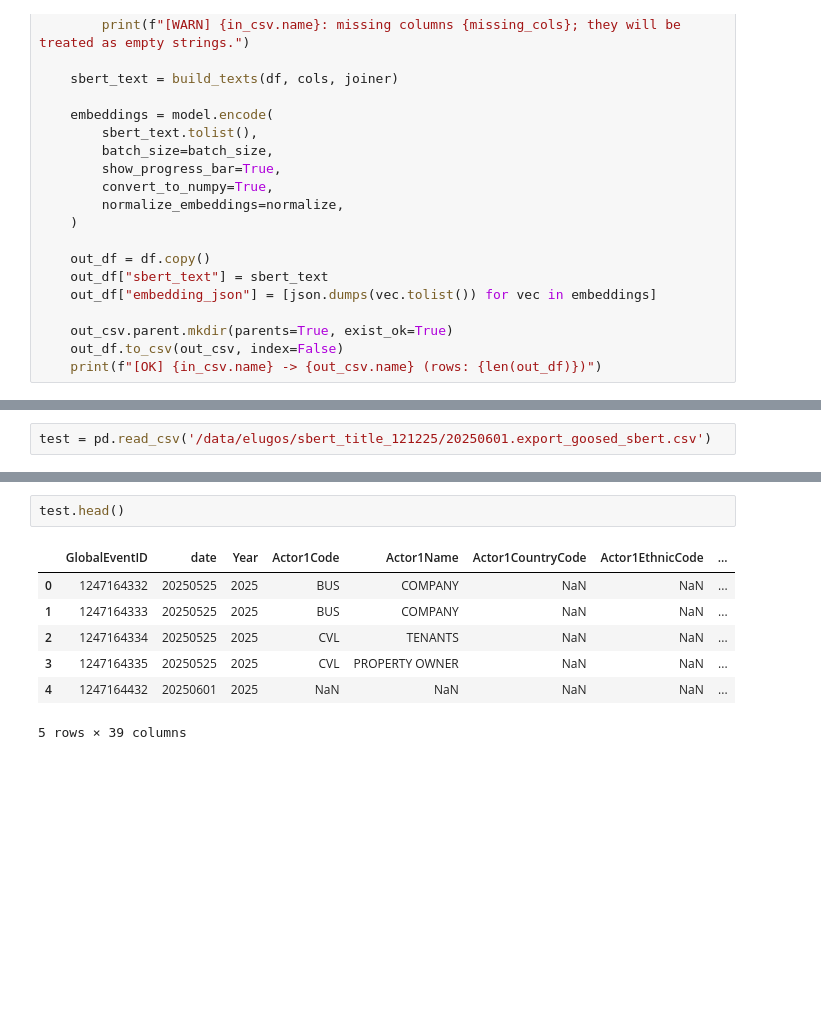
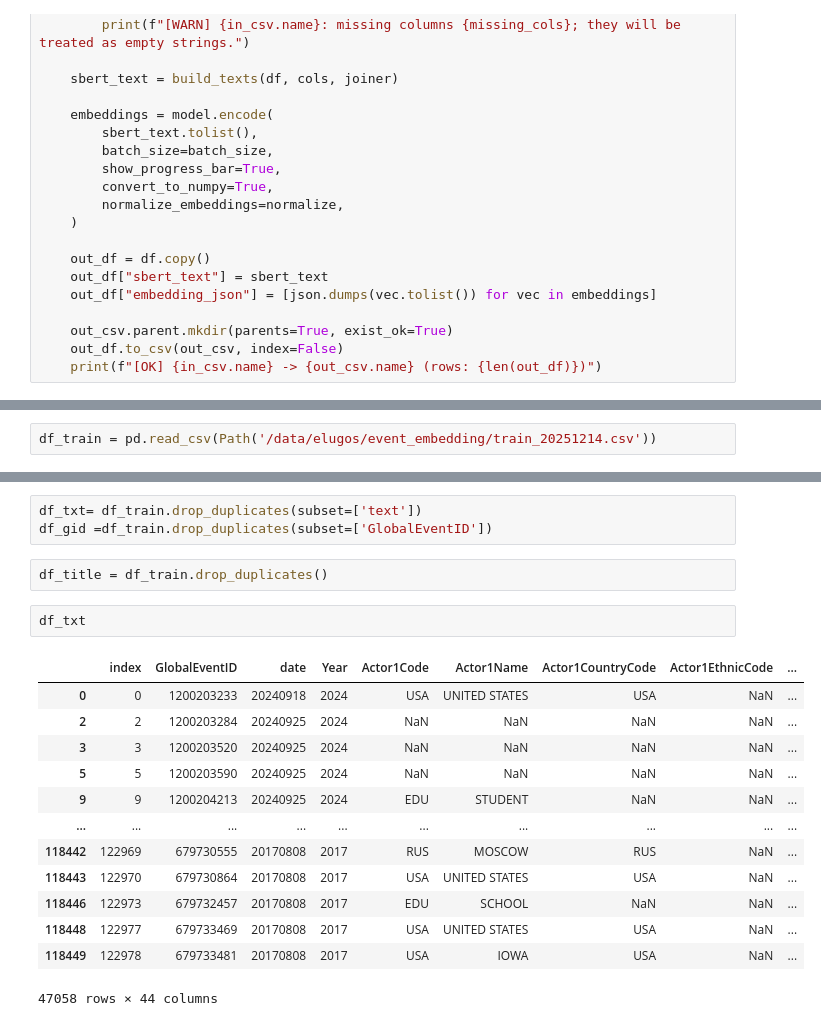
Before and after one commit to elugos/HSMS_LUGOS, a Jupyter notebook: sbert_test.ipynb, the cells around one changed output, grey strips where cells are left out. Drawn from its saved outputs; the diff is of its cells as text; blank space fills up the shorter version.

```diff
--- a/sbert_test.ipynb
+++ b/sbert_test.ipynb
@@ -66,2 +66,2 @@ from pathlib import Path
 # %%
-test = pd.read_csv('/data/elugos/sbert_title_121225/20250601.export_goosed_sbert.csv')
+df_train = pd.read_csv(Path('/data/elugos/event_embedding/train_20251214.csv'))
@@ -68,10 +78,21 @@ test = pd.read_csv('/data/elugos/sbert_title_121225/20250601.export_goosed_sbert
 # %%
-test.head()
+df_txt= df_train.drop_duplicates(subset=['text'])
+df_gid =df_train.drop_duplicates(subset=['GlobalEventID'])
-# %% [output]
-|  | GlobalEventID | date | Year | Actor1Code | Actor1Name | Actor1CountryCode | Actor1EthnicCode | ... |
-| 0 | 1247164332 | 20250525 | 2025 | BUS | COMPANY | NaN | NaN | ... |
-| 1 | 1247164333 | 20250525 | 2025 | BUS | COMPANY | NaN | NaN | ... |
-| 2 | 1247164334 | 20250525 | 2025 | CVL | TENANTS | NaN | NaN | ... |
-| 3 | 1247164335 | 20250525 | 2025 | CVL | PROPERTY OWNER | NaN | NaN | ... |
-| 4 | 1247164432 | 20250601 | 2025 | NaN | NaN | NaN | NaN | ... |
-5 rows × 39 columns
+# %%
+df_title = df_train.drop_duplicates()
+# %%
+df_txt
+# %% [output]
+|  | index | GlobalEventID | date | Year | Actor1Code | Actor1Name | Actor1CountryCode | Actor1EthnicCode | ... |
+| 0 | 0 | 1200203233 | 20240918 | 2024 | USA | UNITED STATES | USA | NaN | ... |
+| 2 | 2 | 1200203284 | 20240925 | 2024 | NaN | NaN | NaN | NaN | ... |
+| 3 | 3 | 1200203520 | 20240925 | 2024 | NaN | NaN | NaN | NaN | ... |
+| 5 | 5 | 1200203590 | 20240925 | 2024 | NaN | NaN | NaN | NaN | ... |
+| 9 | 9 | 1200204213 | 20240925 | 2024 | EDU | STUDENT | NaN | NaN | ... |
+| ... | ... | ... | ... | ... | ... | ... | ... | ... | ... |
+| 118442 | 122969 | 679730555 | 20170808 | 2017 | RUS | MOSCOW | RUS | NaN | ... |
+| 118443 | 122970 | 679730864 | 20170808 | 2017 | USA | UNITED STATES | USA | NaN | ... |
+| 118446 | 122973 | 679732457 | 20170808 | 2017 | EDU | SCHOOL | NaN | NaN | ... |
+| 118448 | 122977 | 679733469 | 20170808 | 2017 | USA | UNITED STATES | USA | NaN | ... |
+| 118449 | 122978 | 679733481 | 20170808 | 2017 | USA | IOWA | USA | NaN | ... |
+47058 rows × 44 columns
```
Also changed, not shown: parts of 8 cells of this notebook, 24 other files.
